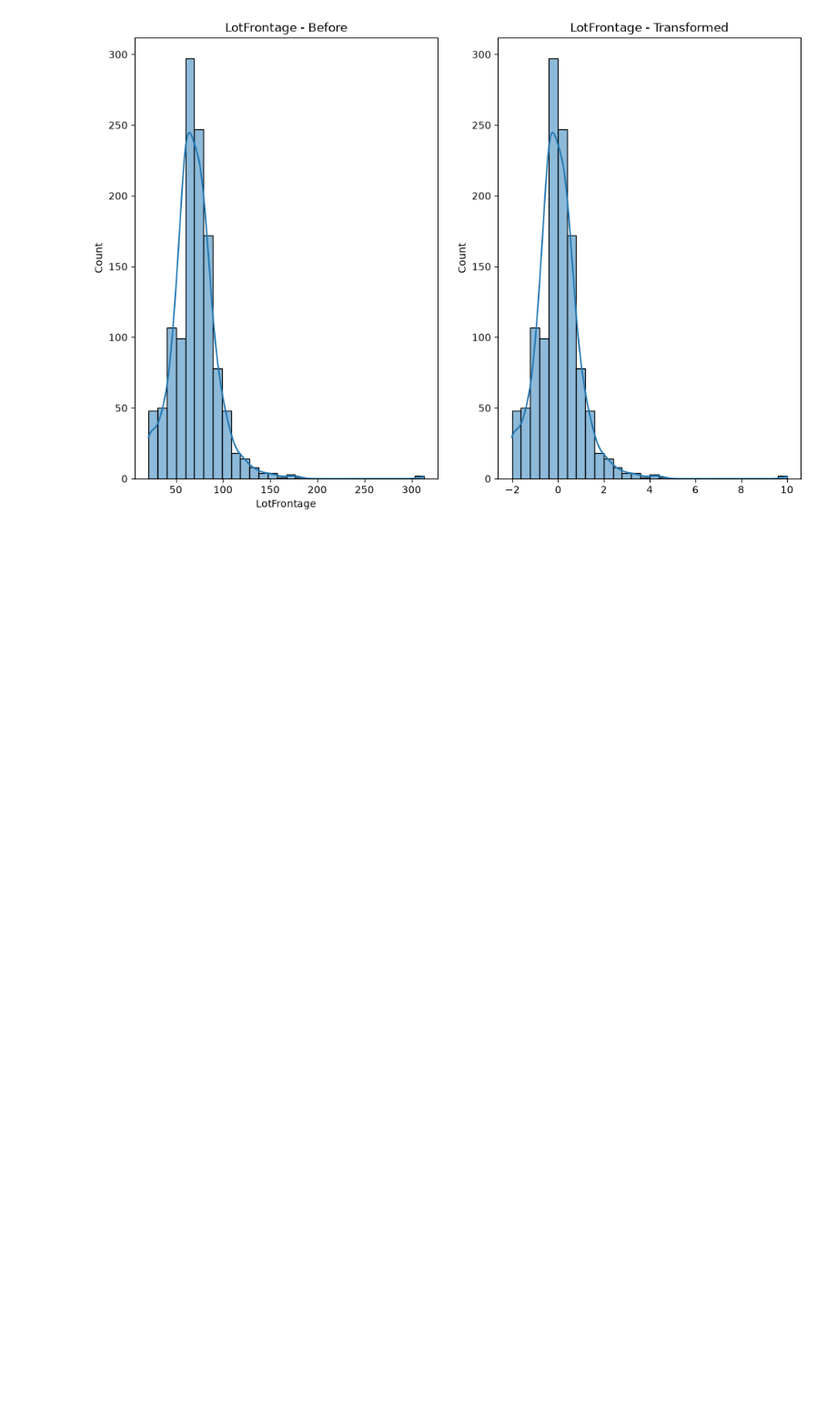
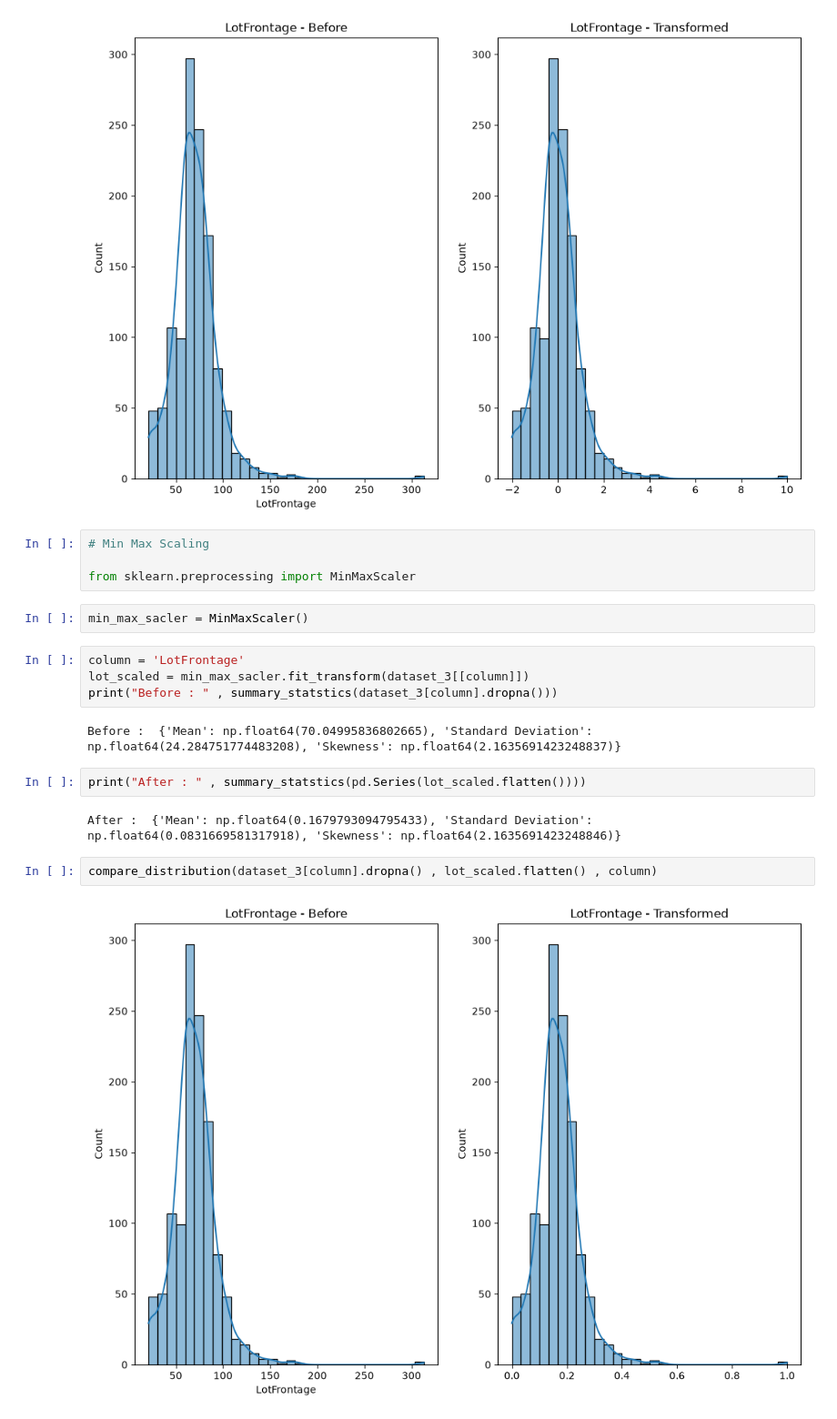
Before and after one commit to manojbalineni/Gen-AI, a Jupyter notebook: 10_Feature_Engineering/02_Feature_Engineering.ipynb, the cells around one changed output. Shown at 91% size. Cells and saved outputs as stored; diff of their text form; blank space fills up the shorter version.

```diff
--- a/10_Feature_Engineering/02_Feature_Engineering.ipynb
+++ b/10_Feature_Engineering/02_Feature_Engineering.ipynb
@@ -991,3 +991,23 @@ After :  {'Mean': np.float64(-2.677107310003708e-16), 'Standard Deviation': np.f
 compare_distribution(dataset_3[column].dropna() , lot_scaled.flatten() , column)
 # %% [output]
 [figure]
+# %%
+# Min Max Scaling
+
+from sklearn.preprocessing import MinMaxScaler
+# %%
+min_max_sacler = MinMaxScaler()
+# %%
+column = 'LotFrontage'
+lot_scaled = min_max_sacler.fit_transform(dataset_3[[column]])
+print("Before : " , summary_statstics(dataset_3[column].dropna()))
+# %% [output]
+Before :  {'Mean': np.float64(70.04995836802665), 'Standard Deviation': np.float64(24.284751774483208), 'Skewness': np.float64(2.1635691423248837)}
+# %%
+print("After : " , summary_statstics(pd.Series(lot_scaled.flatten())))
+# %% [output]
+After :  {'Mean': np.float64(0.1679793094795433), 'Standard Deviation': np.float64(0.0831669581317918), 'Skewness': np.float64(2.1635691423248846)}
+# %%
+compare_distribution(dataset_3[column].dropna() , lot_scaled.flatten() , column)
+# %% [output]
+[figure, added]
```
Also changed, not shown: parts of 64 cells of this notebook.
